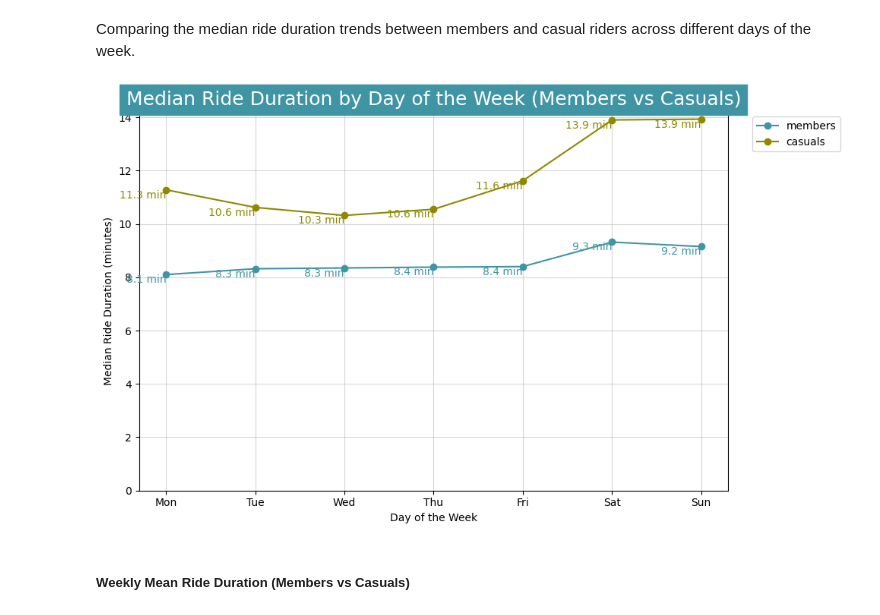
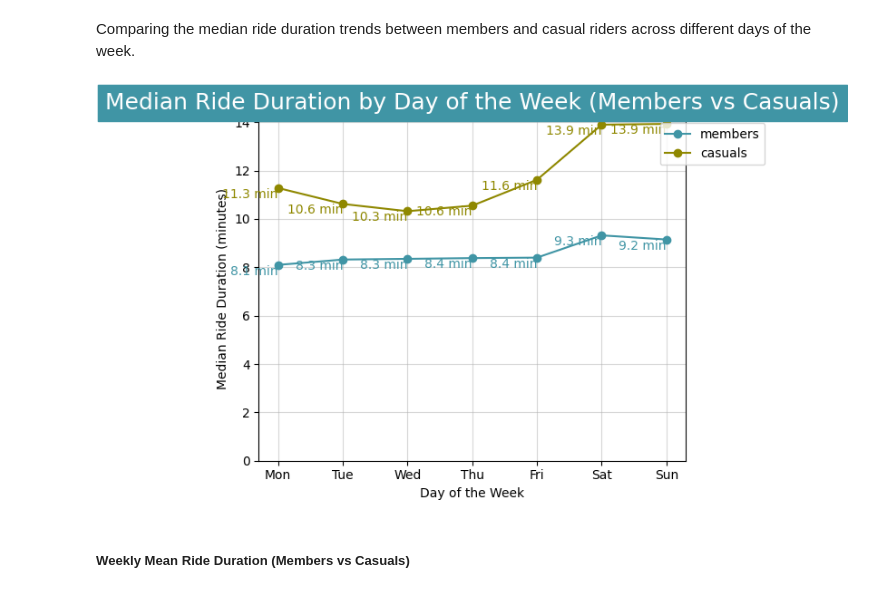
Before and after one commit to D-Danos/Cyclistic-Bike-Share-Data-Analysis-Case-Study, a Jupyter notebook: Python_Cyclistic_bike-share_data_analysis.ipynb, the cells around one changed output. Saved outputs shown, nothing was run; the diff lists cells and outputs as text; code cells hidden in the pictures.

```diff
--- a/Python_Cyclistic_bike-share_data_analysis.ipynb
+++ b/Python_Cyclistic_bike-share_data_analysis.ipynb
@@ -410,7 +410,7 @@ freq                   1
 # %%
 # Image - Plot save
 # If you run the code with image_save=False, it doesn't save the images. If set to True then saves them on the directory of the running .ipynb file
-image_save=False
+image_save=True
 # %% [markdown]
 ### 3.2.1 About Number of Rides <a id="about-number-of-rides"></a>
 ---
@@ -664,38 +663,38 @@ casual_durations = grouped_day_of_the_week_duration.loc['casual']
 
 # Preset for plot:
 color = ['#4095A5', '#8F8800']
-plt.figure(figsize=(10, 6))  # Set the figure size
+#plt.figure(figsize=(10, 6))  # Set the figure size
 
 # Plot:
 plt.plot(member_durations.index, member_durations.values,
          color=color[0], marker='o', label='members')
 plt.plot(casual_durations.index, casual_durations.values,
          color=color[1], marker='o', label='casuals')
 
 # Annotate values on the graph
 for x, y in zip(member_durations.index, member_durations.values):
     plt.text(x, y, f'{y:.1f} min', ha='right', va='top', fontsize=10, color=color[0], rotation=0)
 
 for x, y in zip(casual_durations.index, casual_durations.values):
     plt.text(x, y, f'{y:.1f} min', ha='right', va='top', fontsize=10, color=color[1], rotation=0)
 
 # Display: plot
 plt.title("Median Ride Duration by Day of the Week (Members vs Casuals)",
           color='white', backgroundcolor='#4095A5', fontsize=18, ha='center')
 plt.xlabel('Day of the Week')
 plt.ylabel('Median Ride Duration (minutes)')
 plt.ylim(bottom=0)
 plt.grid(True, alpha=0.5)
 plt.legend(loc='upper right', bbox_to_anchor=(1.2, 1))
 plt.tight_layout()
 
 # Save image if set to True
 if image_save:
     plt.savefig('Median Ride Duration by Day of the Week (Members vs Casuals)', dpi=300)
 
 plt.show()
 # %% [output]
-[figure, old version]
+[figure, new version]
 # %% [markdown]
 ##### Weekly Mean Ride Duration (Members vs Casuals)
 # %% [markdown]
```
Also changed, not shown: parts of 10 cells of this notebook, 1 other file.
